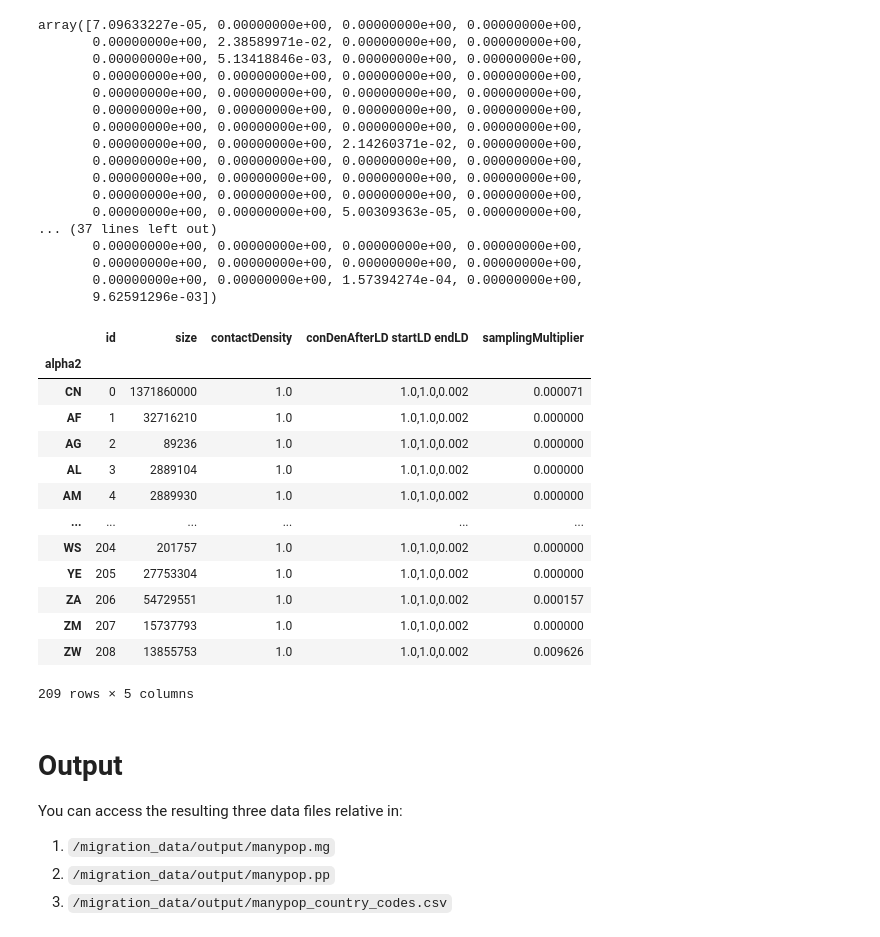
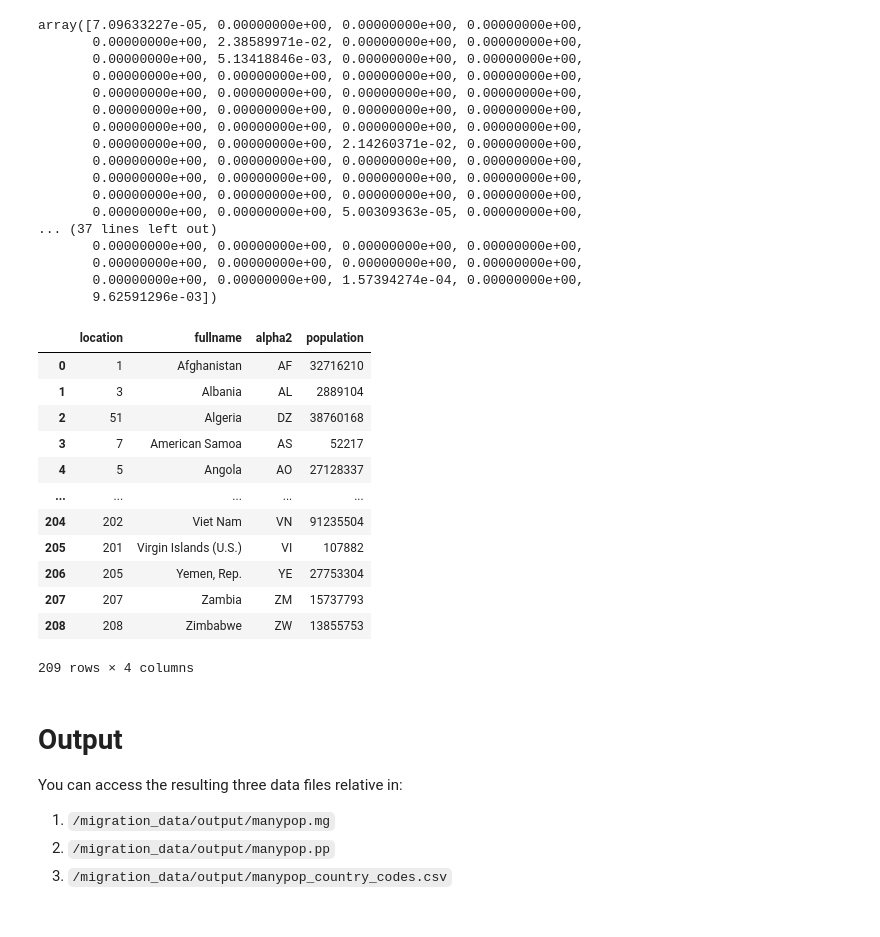
Before and after one commit to joel-winterton/SuperSimPy, a Jupyter notebook: population_data/migration_matrix.ipynb, the cells around one changed output. Saved outputs shown, nothing was run; the diff lists cells and outputs as text; code cells hidden in the pictures.

```diff
--- a/population_data/migration_matrix.ipynb
+++ b/population_data/migration_matrix.ipynb
@@ -122,0 +114,5 @@ filtered_pop.head()
+# %%
+filtered_pop = population_sizes[population_sizes['alpha2'].isin(alpha2_codes)]
+old_pop = filtered_pop.copy(deep=True)
+filtered_pop.set_index('alpha2', inplace=True)
+filtered_pop = filtered_pop.reindex(ordered_columns)
@@ -170,29 +168,30 @@ population_data = pd.DataFrame({'size': filtered_pop['population'],
                                 'fullname':filtered_pop['fullname']})
 # VGsim seems to require 3 columns to be comma-seperated, while the rest are space seperated, so must merge some columns by commas:
 population_data = population_data.reindex(ordered_columns)
-population_data['id'] = range(len(filtered_pop['population']))
+population_data['id'] = range(0,len(filtered_pop['population']))
 # Extract ID to Full country name to a separate table for relabelling countries after simulations
 population_translation_data = population_data[['id','fullname']]
 population_translation_data = population_translation_data.rename(columns={'id':'location'})
 population_data['conDenAfterLD startLD endLD'] = population_data['conDenAfterLD'].astype(str) + "," + population_data[
     'startLD'].astype(str) + "," + population_data['endLD'].astype(str)
 population_data = population_data[['id', 'size', 'contactDensity', 'conDenAfterLD startLD endLD', 'samplingMultiplier']]
-population_data
-# %% [output]
-|  | id | size | contactDensity | conDenAfterLD startLD endLD | samplingMultiplier |
-| alpha2 |  |  |  |  |  |
-| CN | 0 | 1371860000 | 1.0 | 1.0,1.0,0.002 | 0.000071 |
-| AF | 1 | 32716210 | 1.0 | 1.0,1.0,0.002 | 0.000000 |
-| AG | 2 | 89236 | 1.0 | 1.0,1.0,0.002 | 0.000000 |
-| AL | 3 | 2889104 | 1.0 | 1.0,1.0,0.002 | 0.000000 |
-| AM | 4 | 2889930 | 1.0 | 1.0,1.0,0.002 | 0.000000 |
-| ... | ... | ... | ... | ... | ... |
-| WS | 204 | 201757 | 1.0 | 1.0,1.0,0.002 | 0.000000 |
-| YE | 205 | 27753304 | 1.0 | 1.0,1.0,0.002 | 0.000000 |
-| ZA | 206 | 54729551 | 1.0 | 1.0,1.0,0.002 | 0.000157 |
-| ZM | 207 | 15737793 | 1.0 | 1.0,1.0,0.002 | 0.000000 |
-| ZW | 208 | 13855753 | 1.0 | 1.0,1.0,0.002 | 0.009626 |
-209 rows × 5 columns
+# %%
+translation_table = population_translation_data.merge(old_pop, left_on='fullname', right_on='fullname', how='outer')
+translation_table
+# %% [output]
+|  | location | fullname | alpha2 | population |
+| 0 | 1 | Afghanistan | AF | 32716210 |
+| 1 | 3 | Albania | AL | 2889104 |
+| 2 | 51 | Algeria | DZ | 38760168 |
+| 3 | 7 | American Samoa | AS | 52217 |
+| 4 | 5 | Angola | AO | 27128337 |
+| ... | ... | ... | ... | ... |
+| 204 | 202 | Viet Nam | VN | 91235504 |
+| 205 | 201 | Virgin Islands (U.S.) | VI | 107882 |
+| 206 | 205 | Yemen, Rep. | YE | 27753304 |
+| 207 | 207 | Zambia | ZM | 15737793 |
+| 208 | 208 | Zimbabwe | ZW | 13855753 |
+209 rows × 4 columns
 # %%
 with open(base_file + '.pp', 'w') as f:
     f.write('#Population_format_version 0.0.1\n')
```
Also changed, not shown: parts of 5 cells of this notebook, 6 other files.
